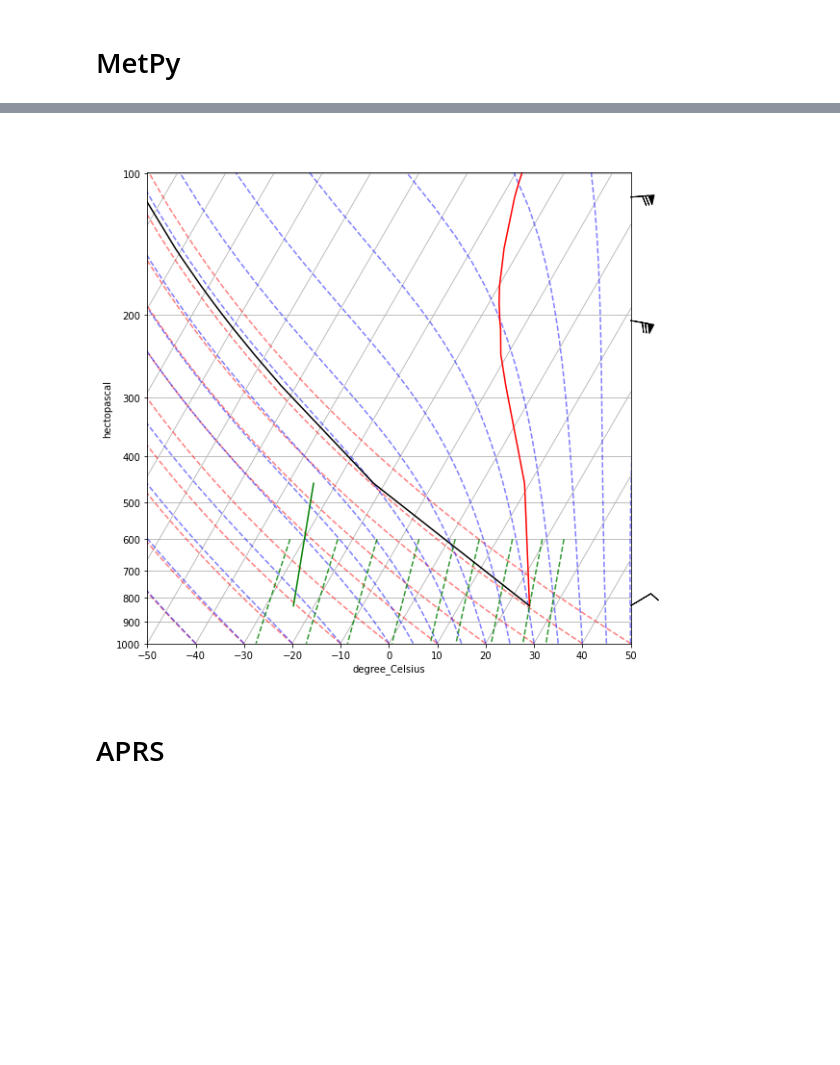
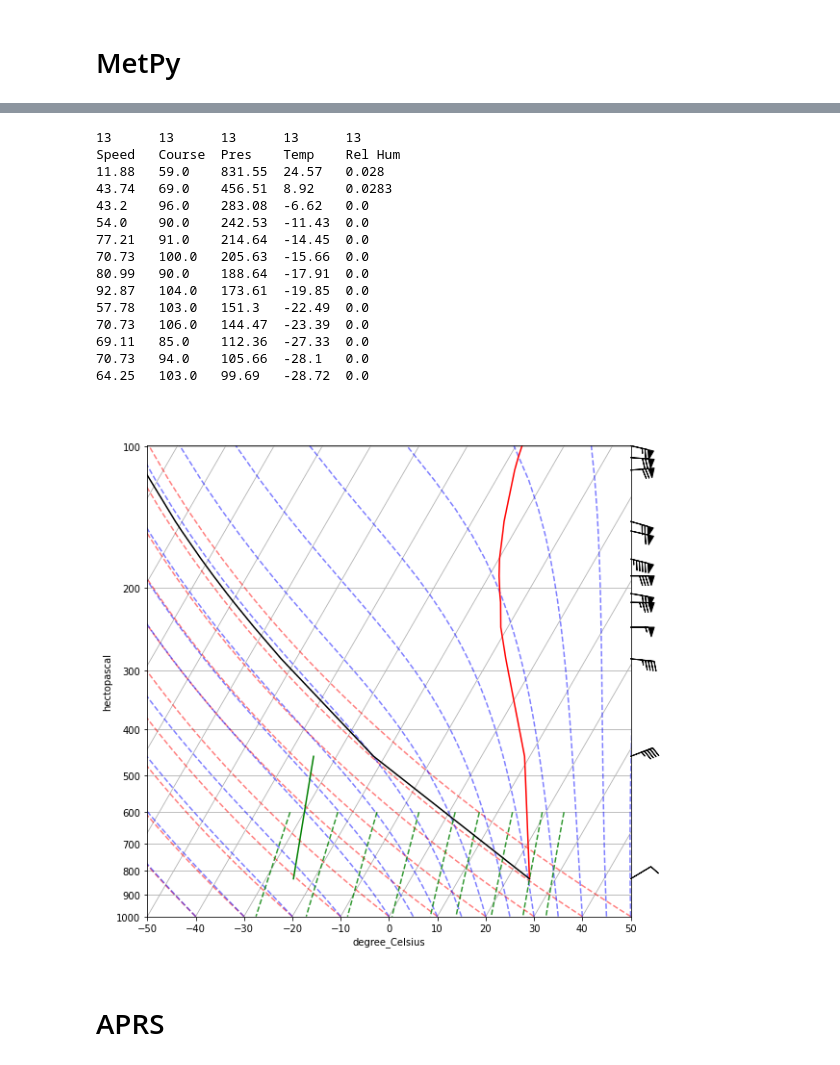
Before and after one commit to ASU-ASCEND/Fall-2024, a Jupyter notebook: DataProcessing/Traditional/GeneralGraphing.ipynb, the cells around one changed output, grey strips where cells are left out. Cells and saved outputs as stored; diff of their text form; code cells hidden in the pictures; blank space fills up the shorter version.

Commit message:
regenerated graphs

```diff
--- a/DataProcessing/Traditional/GeneralGraphing.ipynb
+++ b/DataProcessing/Traditional/GeneralGraphing.ipynb
@@ -820,4 +777,32 @@ Speed   Course  Pres    Temp    Rel Hum
 # %%
+wind_speed = []
+course = []
+pres = []
+temp = []
+rel_hum = []
+
+last_pres = 10000
+for i in range(len(flash_df["Millis"])):
+    # need a speed measure
+    if str(flash_df["aprs speed"][i]) == "nan": continue
+
+    wind_speed.append(flash_df["aprs speed"][i] * 0.5399568) # k/h knots
+    course.append(flash_df["aprs course"][i]) # degrees from north
+    next_bme_index = i
+    while str(flash_df["BMEPress(hPa)"][next_bme_index]) == "nan": next_bme_index += 1
+    pres.append(flash_df["BMEPress(hPa)"][next_bme_index])
+    temp.append(flash_df["BMETemp(C)"][next_bme_index])
+    rel_hum.append(flash_df["BMEHum(%)"][next_bme_index] / 100.0)
+
+    if(pres[-1] < 100): break
+
+
+print(len(wind_speed), len(course), len(pres), len(temp), len(rel_hum), sep="\t")
+print("Speed", "Course", "Pres", "Temp", "Rel Hum", sep="\t")
+for i in range(len(wind_speed)):
+    print(round(wind_speed[i], 2), course[i], pres[i], temp[i], round(rel_hum[i], 4), sep="\t")
+
+
 # skewT
 fig = plt.figure(figsize = (9,9))
 skew = SkewT(fig=fig, aspect='auto')
@@ -829,35 +814,50 @@ dewpoint = mpcalc.dewpoint_from_relative_humidity(temperature=temp, relative_hum
 
 prof = mpcalc.parcel_profile(pres, temp[0], dewpoint[0]).to('degC')
 
 # # fix with aprs data
 # u = wind_speed * units.knots
 # v = np.linspace(-20, 20, len(pres)) * units.knots
 
 wind_speed = np.array(wind_speed) * units.knots
 course = np.array(course) * units.deg
 
 u, v = mpcalc.wind_components(wind_speed, course)
 # u = np.linspace(-10, 10, len(pres)) * units.knots
 # v = np.linspace(-20, 20, len(pres)) * units.knots
 
 skew.plot(pres, temp, 'r')
 skew.plot(pres, dewpoint, 'g')
 skew.plot(pres, prof, 'k')
-skew.plot_barbs(pres[::5], u[::5], v[::5])
+skew.plot_barbs(pres[::1], u[::1], v[::1])
 
 skew.ax.set_xlim(-50, 50)
 skew.ax.set_ylim(1000, min(pres))
 
 skew.plot_dry_adiabats()
 skew.plot_moist_adiabats()
 skew.plot_mixing_lines()
 
 plt.savefig(os.path.join(graph_folder, f"skewTLogP.svg"))
 plt.savefig(os.path.join(graph_folder, f"skewTLogP.png"))
 
 plt.show()
 # %% [output]
+13      13      13      13      13
+Speed   Course  Pres    Temp    Rel Hum
+11.88   59.0    831.55  24.57   0.028
+43.74   69.0    456.51  8.92    0.0283
+43.2    96.0    283.08  -6.62   0.0
+54.0    90.0    242.53  -11.43  0.0
+77.21   91.0    214.64  -14.45  0.0
+70.73   100.0   205.63  -15.66  0.0
+80.99   90.0    188.64  -17.91  0.0
+92.87   104.0   173.61  -19.85  0.0
+57.78   103.0   151.3   -22.49  0.0
+70.73   106.0   144.47  -23.39  0.0
+69.11   85.0    112.36  -27.33  0.0
+70.73   94.0    105.66  -28.1   0.0
+64.25   103.0   99.69   -28.72  0.0
-[figure, old version]
+[figure, new version]
 # %% [markdown]
 # APRS
 # %%
```
Also changed, not shown: parts of 1 cell of this notebook, 24 other files.
